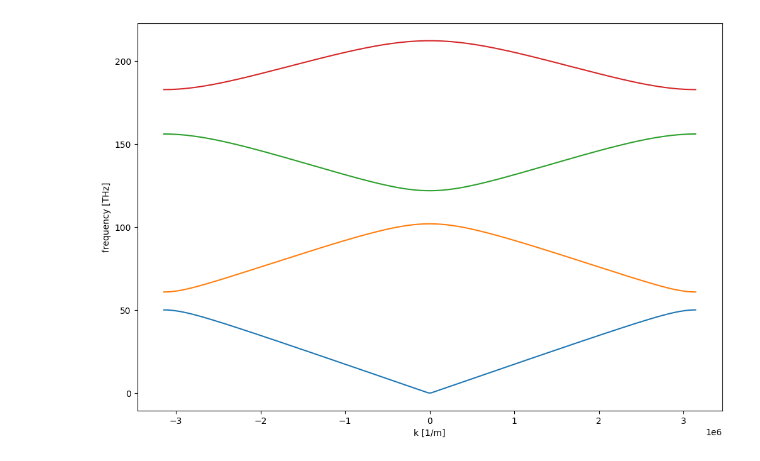
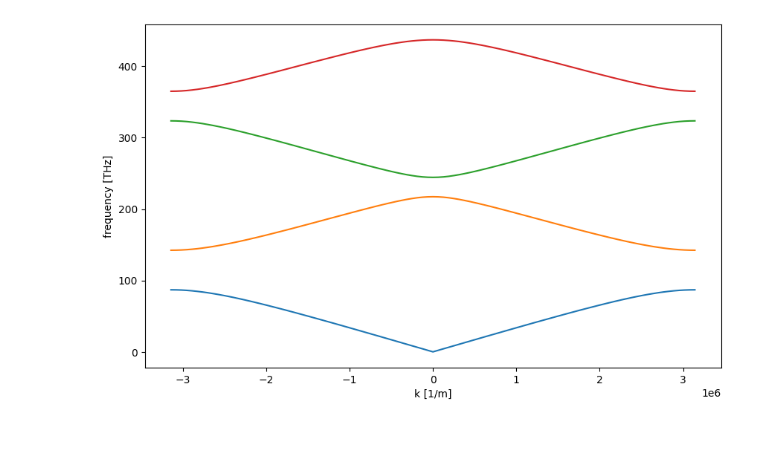
Before and after one commit to davidepitti99/Photonics, a Jupyter notebook: photonic_bandstructure.ipynb, the cells around one changed output. Saved outputs shown, nothing was run; the diff lists cells and outputs as text; code cells hidden in the pictures.

```diff
--- a/photonic_bandstructure.ipynb
+++ b/photonic_bandstructure.ipynb
@@ -4,33 +4,38 @@ import matplotlib.pyplot as plt
 from scipy.constants import speed_of_light as c
 # %%
 eps1 = 1
-eps2 = 9
+eps2 = 5
 R = 1e-6
-a = R/5
+a = R*3/4
 
-Nk = 200
+Nk = 101
 ks = np.linspace(-np.pi/R, np.pi/R, Nk)
-N = 50
+N = 30
 
 G = 2*np.pi/R*np.arange(-N, N+1)
 
 xi = np.zeros(2*N+1, dtype = 'complex')
 
 theta = np.zeros((2*N+1, 2*N+1), dtype = 'complex')
 omegas = np.zeros((Nk, 2*N+1), dtype="complex")
 for i, k in enumerate(ks):
     for n in np.arange(0, 2*N+1):
         xi = 1j/(R*(G[n]-G))*(1-np.exp(-1j*(G[n]-G)*a))*(1/eps2 - 1/eps1)
         xi[np.where(G[n] == G)] = a/R*(1/eps1 - 1/eps2) + 1/eps2
         theta[n] = xi*(G[n]+k)*(G+k)
-    omega = np.sqrt(np.real(np.sort(np.linalg.eigvals(theta))))*c
+    eigenvalues, eigenvectors = np.linalg.eig(theta)
+    sorted_indices = np.argsort(eigenvalues)
+    sorted_eigenvalues = eigenvalues[sorted_indices]
+    sorted_eigenvectors = eigenvectors[:, sorted_indices]
+
+    omega = np.sqrt(np.real(sorted_eigenvalues)) * c
     omegas[i] = omega
 
-fig, ax = plt.subplots(figsize = (12,8))
+fig, ax = plt.subplots(figsize = (10,6))
 
 ax.plot(ks, omegas[:, :4]*1e-12/(2*np.pi))
 ax.set_ylabel("frequency [THz]")
 ax.set_xlabel("k [1/m]")
 plt.show()
 # %% [output]
-[figure, old version]
+[figure, new version]
```
Also changed, not shown: parts of 1 cell of this notebook.
